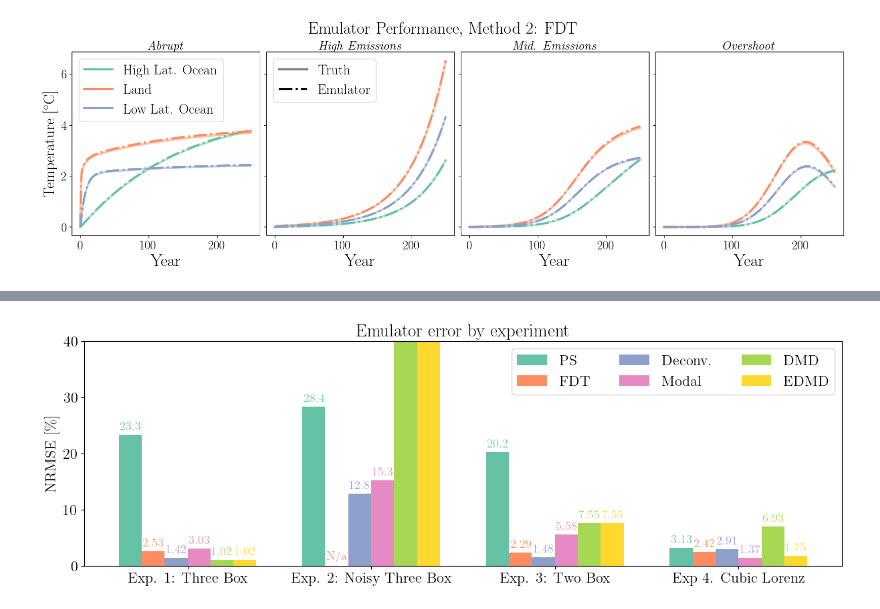
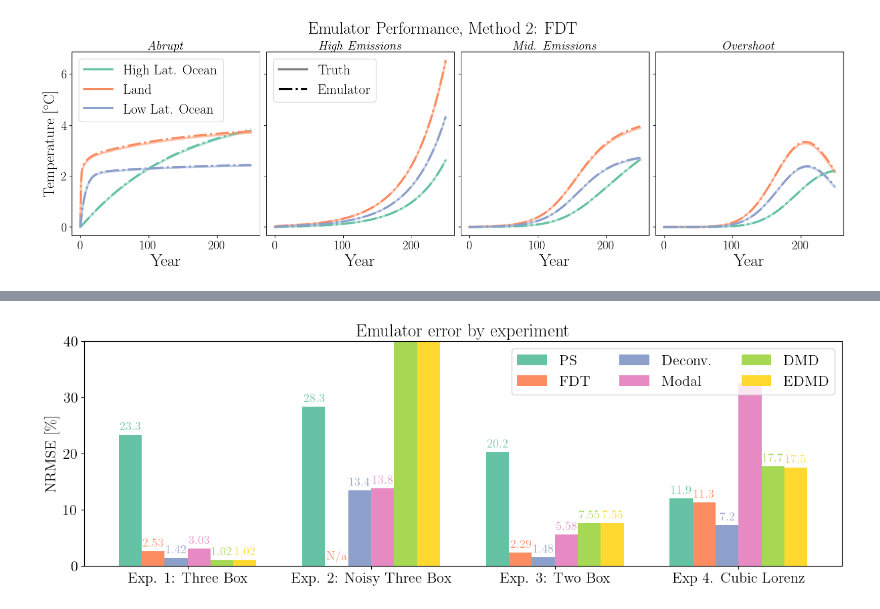
Before and after one commit to cbwomack/SCM_Emulators, a Jupyter notebook: paper_plots.ipynb, the cells around one changed output, grey strips where cells are left out. Cells and saved outputs as stored; diff of their text form; code cells hidden in the pictures.

```diff
--- a/paper_plots.ipynb
+++ b/paper_plots.ipynb
@@ -319,17 +569,17 @@ error_by_method['6_EDMD'][1] = error_by_method['5_DMD'][1]
 # %%
 # --- Your Original Code (with modifications) ---
-error_by_method['2_FDT'][1] = np.nan
+error_by_method_b['2_FDT'][1] = np.nan
 
 # To make the code modular for a 4th experiment, you can simply add
 # the new experiment to this tuple.
 experiments = ('Exp. 1: Three Box', 'Exp. 2: Noisy Three Box', 'Exp. 3: Two Box', 'Exp 4. Cubic Lorenz')
 methods = {
-    'PS': (error_by_method['1_PS']),
-    'FDT': (error_by_method['2_FDT']),
-    'Deconv.': (error_by_method['3_deconv']),
-    'Modal': (error_by_method['4_fit']),
-    'DMD': (error_by_method['5_DMD']),
-    'EDMD': (error_by_method['6_EDMD']),
+    'PS': (error_by_method_b['1_PS']),
+    'FDT': (error_by_method_b['2_FDT']),
+    'Deconv.': (error_by_method_b['3_deconv']),
+    'Modal': (error_by_method_b['4_fit']),
+    'DMD': (error_by_method_b['5_DMD']),
+    'EDMD': (error_by_method_b['6_EDMD']),
 }
 
 cluster_spacing = 0.8
@@ -359,31 +609,31 @@ for attribute, measurement in methods.items():
             label_text = f'{height:.3g}'
             y_pos = height
 
         ax.annotate(label_text,
                     xy=(rect.get_x() + rect.get_width() / 2, y_pos),
                     xytext=(0, 3),  # 3 points vertical offset
                     textcoords="offset points",
                     ha='center', va='bottom',
                     color=color,
                     fontsize=13)
     multiplier += 1
 
 # --- Fixes and Improvements ---
 
 # 1. Centered x-axis labels
 # The position of the tick is the center of the group of bars
 num_methods = len(methods)
 tick_pos = x + width * (num_methods - 1) / 2
 ax.set_xticks(tick_pos)
 ax.set_xticklabels(experiments)
 
 
 # Add some text for labels, title and custom x-axis tick labels, etc.
 ax.set_ylabel(r'NRMSE [\%]')
 ax.set_title('Emulator error by experiment')
 ax.legend(loc='upper right', ncols=3)
 ax.set_ylim(0, 40)
 
 plt.show()
 # %% [output]
-[figure, old version]
+[figure, new version]
```
Also changed, not shown: parts of 10 cells of this notebook, 9 other files.
